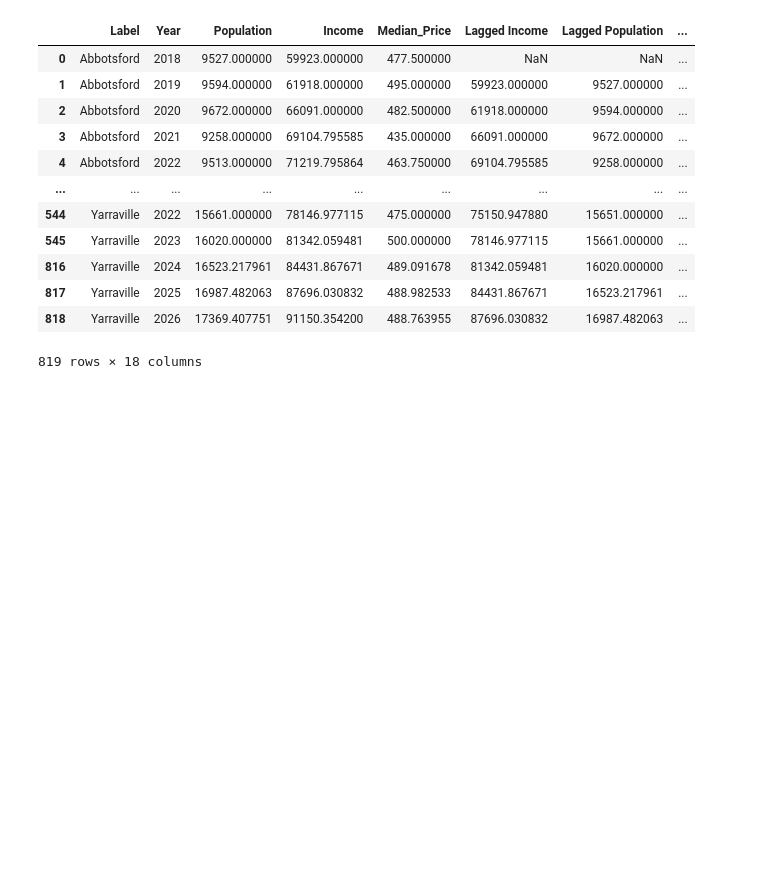
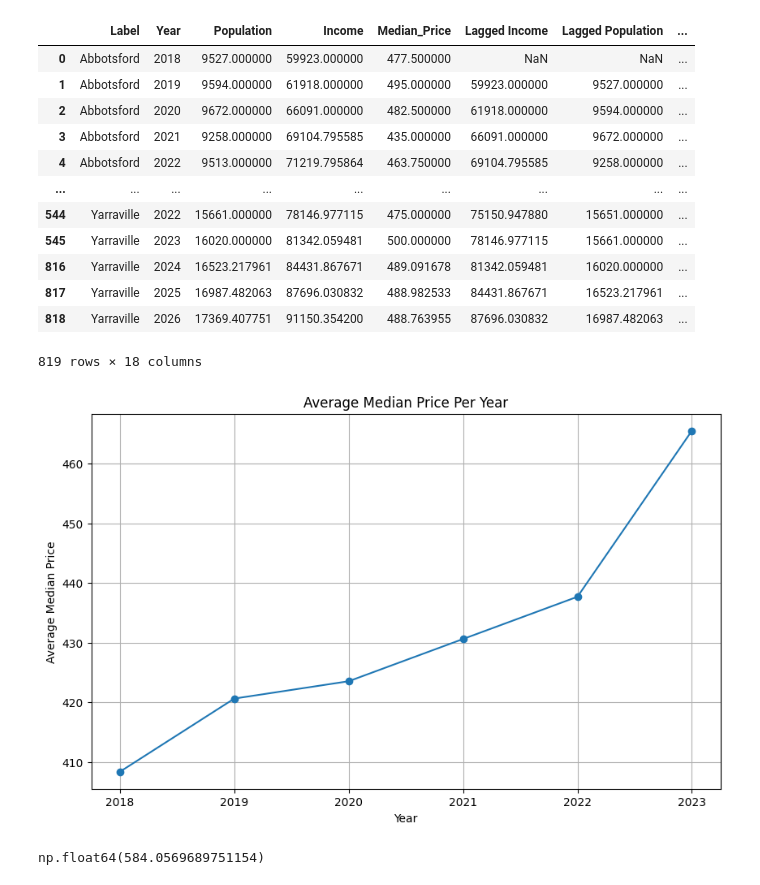
Before and after one commit to MAST30034-AppliedDataScience/project-2-group-real-estate-hexosergeantchelelebratebonitz, a Jupyter notebook: notebooks/Can/Modelling.ipynb, the cells around one changed output. Drawn from its saved outputs; the diff is of its cells as text; code cells hidden in the pictures; blank space fills up the shorter version.

```diff
--- a/notebooks/Can/Modelling.ipynb
+++ b/notebooks/Can/Modelling.ipynb
@@ -508,3 +529,25 @@ data_long_final
 | 817 | Yarraville | 2025 | 16987.482063 | 87696.030832 | 488.982533 | 84431.867671 | 16523.217961 | ... |
 | 818 | Yarraville | 2026 | 17369.407751 | 91150.354200 | 488.763955 | 87696.030832 | 16987.482063 | ... |
 819 rows × 18 columns
+# %%
+# Trying to average 2021 price data
+#data_long_all.loc[data_long_all['Year'] == '2021', 'Median_Price'] = (data_long_all.loc[data_long_all['Year'] == '2022', 'Median_Price'].values + data_long_all.loc[data_long_all['Year'] == '2023', 'Median_Price'].values) / 2
+
+data_long_all_branch = data_long_all.copy()
+data_long_all_branch.loc[data_long_all['Year'] == '2021', 'Median_Price'] = (data_long_all.loc[data_long_all['Year'] == '2020', 'Median_Price'].values + data_long_all.loc[data_long_all['Year'] == '2022', 'Median_Price'].values) / 2
+data_long_all_branch[data_long_all_branch['Year'] == '2021']
+
+
+# Calculate the average median price per year
+average_median_price_per_year = data_long_all_branch.groupby('Year')['Median_Price'].mean().reset_index()
+
+# Plot the average median price per year
+plt.figure(figsize=(10, 6))
+plt.plot(average_median_price_per_year['Year'], average_median_price_per_year['Median_Price'], marker='o')
+plt.title('Average Median Price Per Year')
+plt.xlabel('Year')
+plt.ylabel('Average Median Price')
+plt.grid(True)
+plt.show()
+# %% [output]
+[figure, added]
@@ -510,0 +559,23 @@ data_long_final
+# %%
+# Lasso Regression Model
+from sklearn.linear_model import Lasso
+from sklearn.metrics import mean_squared_error
+from sklearn.preprocessing import StandardScaler
+
+X = data_long_all_branch_encoded_train.drop(columns=['Median_Price','Lagged Median_Price','Median_Price Growth','Avg Median_Price Growth','Avg Median_Price Change'])
+y = data_long_all_branch_encoded_train['Median_Price']
+
+X_train, X_test, y_train, y_test = train_test_split(X, y, test_size=0.2, random_state=42)
+
+scaler = StandardScaler()
+X_train_scaled = scaler.fit_transform(X_train)
+X_test_scaled = scaler.transform(X_test)
+
+lasso = Lasso(alpha=0.1)
+lasso.fit(X_train_scaled, y_train)
+
+y_pred = lasso.predict(X_test_scaled)
+lasso_mse = mean_squared_error(y_test, y_pred)
+lasso_mse
+# %% [output]
+np.float64(584.0569689751154)
```
Also changed, not shown: parts of 13 cells of this notebook.
